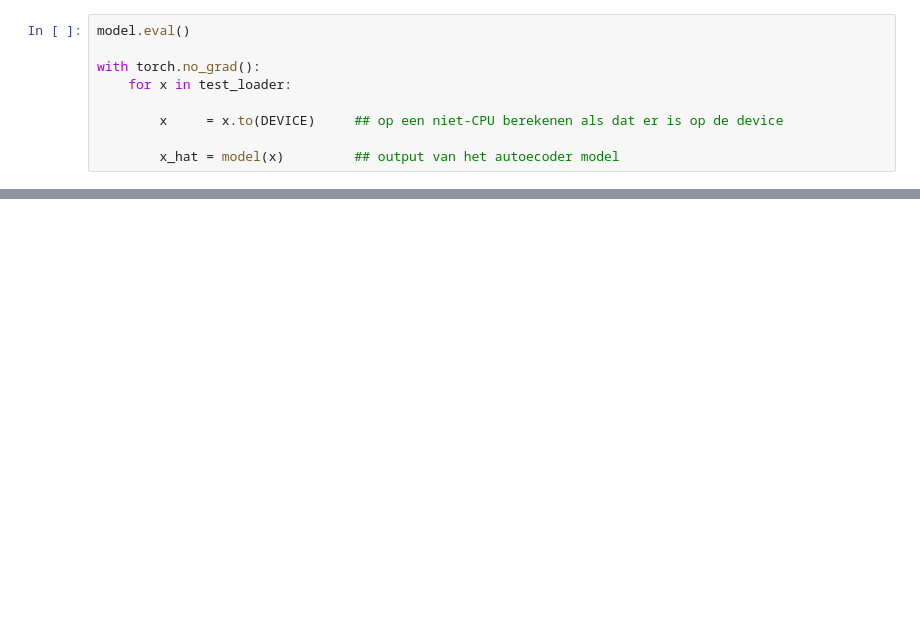
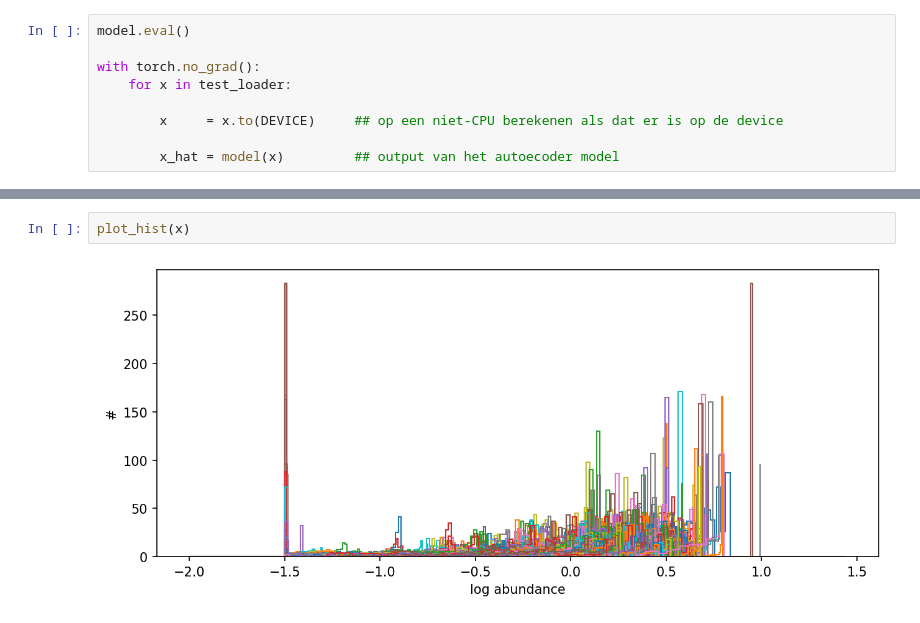
Before and after one commit to silkemaes/MACE, a Jupyter notebook: autoencoder.ipynb, the cells around one changed output, grey strips where cells are left out. Drawn from its saved outputs; the diff is of its cells as text; blank space fills up the shorter version.

```diff
--- a/autoencoder.ipynb
+++ b/autoencoder.ipynb
@@ -219,0 +288,4 @@ plt.show()
+# %%
+plot_hist(x)
+# %% [output]
+[figure, added]
```
Also changed, not shown: parts of 30 cells of this notebook, 13 other files.
